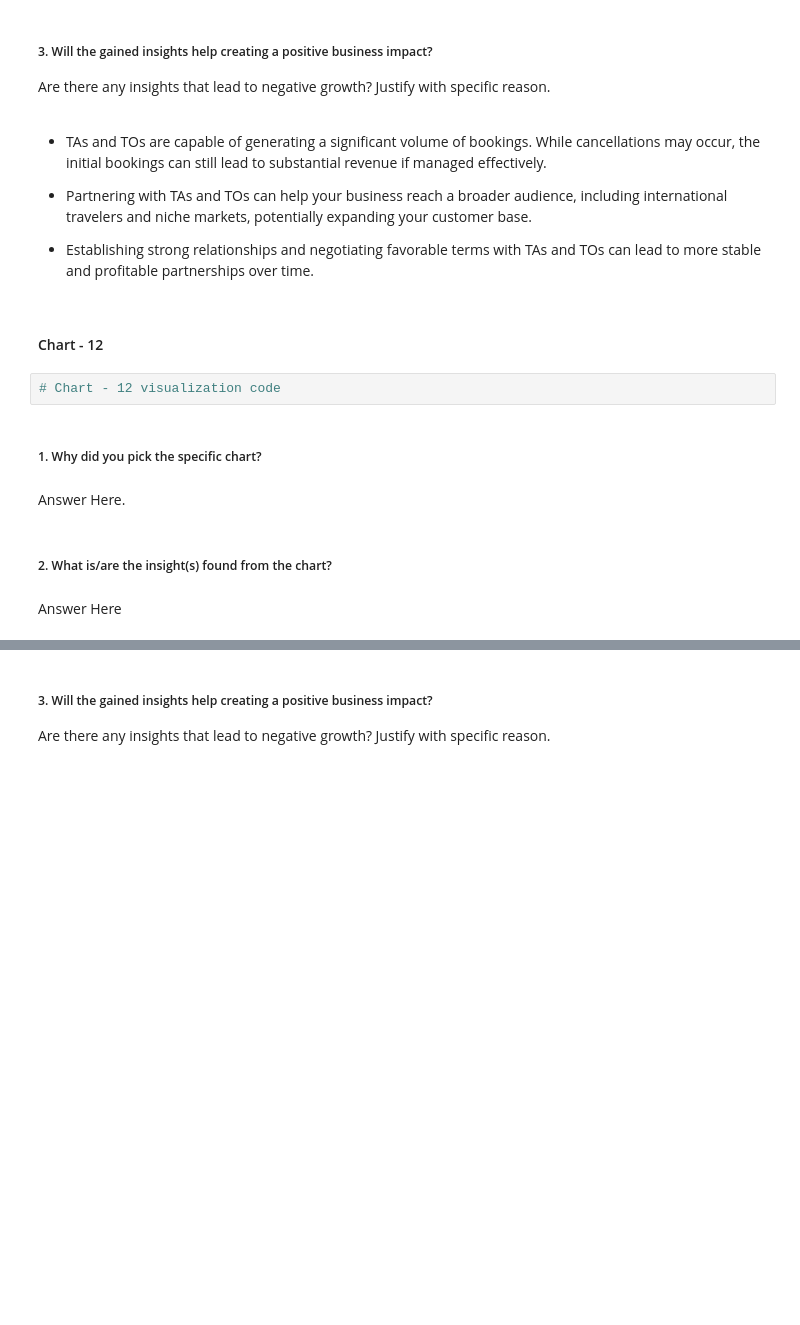
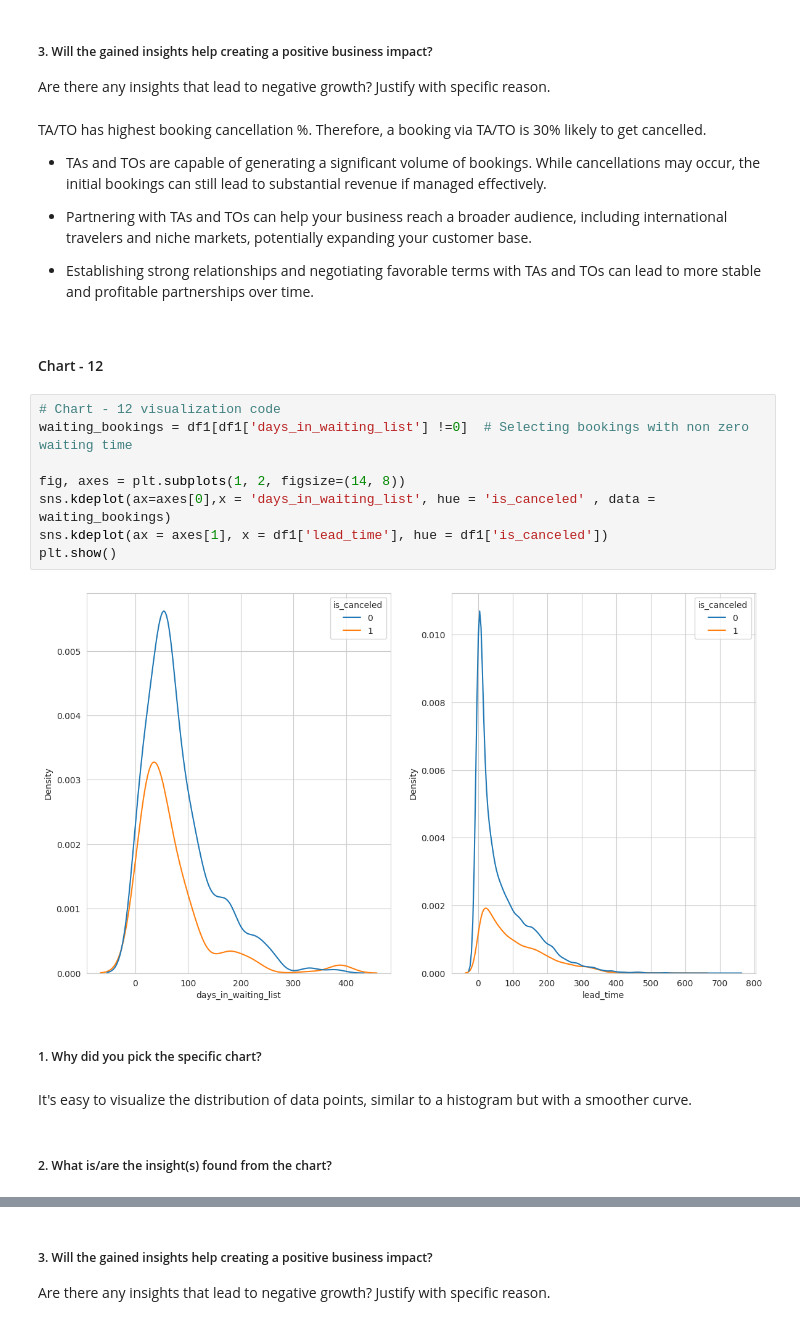
Before and after one commit to Hrishik-D/CapstoneProject_EDA_Hotel_Analysis, a Jupyter notebook: EDA_Hotel_Analysis_Individual.ipynb, the cells around one changed output, grey strips where cells are left out. Drawn from its saved outputs; the diff is of its cells as text; blank space fills up the shorter version.

```diff
--- a/EDA_Hotel_Analysis_Individual.ipynb
+++ b/EDA_Hotel_Analysis_Individual.ipynb
@@ -763,6 +763,8 @@ TA/TO has highest percentage of cancellation.
 ##### 3. Will the gained insights help creating a positive business impact?
 Are there any insights that lead to negative growth? Justify with specific reason.
 # %% [markdown]
+TA/TO has highest booking cancellation %. Therefore, a booking via TA/TO is 30% likely to get cancelled.
+
 -  TAs and TOs are capable of generating a significant volume of bookings. While cancellations may occur, the initial bookings can still lead to substantial revenue if managed effectively.
 
 - Partnering with TAs and TOs can help your business reach a broader audience, including international travelers and niche markets, potentially expanding your customer base.
@@ -770,13 +772,19 @@ Are there any insights that lead to negative growth? Justify with specific reaso
 -  Establishing strong relationships and negotiating favorable terms with TAs and TOs can lead to more stable and profitable partnerships over time.
 # %% [markdown]
 #### Chart - 12
-# %%
-# Chart - 12 visualization code
+# %%
+# Chart - 12 visualization code
+waiting_bookings = df1[df1['days_in_waiting_list'] !=0]  # Selecting bookings with non zero waiting time
+
+fig, axes = plt.subplots(1, 2, figsize=(14, 8))
+sns.kdeplot(ax=axes[0],x = 'days_in_waiting_list', hue = 'is_canceled' , data = waiting_bookings)
+sns.kdeplot(ax = axes[1], x = df1['lead_time'], hue = df1['is_canceled'])
+plt.show()
+# %% [output]
+[figure, added]
 # %% [markdown]
 ##### 1. Why did you pick the specific chart?
-# %% [markdown]
-Answer Here.
+# %% [markdown]
+It's easy to visualize the distribution of data points, similar to a histogram but with a smoother curve.
 # %% [markdown]
 ##### 2. What is/are the insight(s) found from the chart?
-# %% [markdown]
-Answer Here
```
Also changed, not shown: parts of 3 cells of this notebook.
